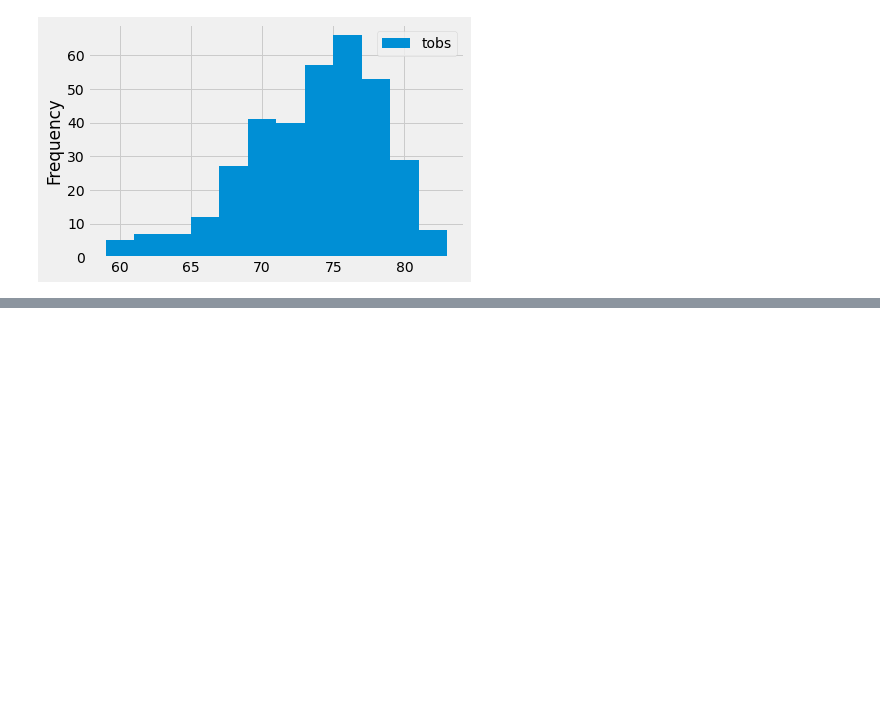
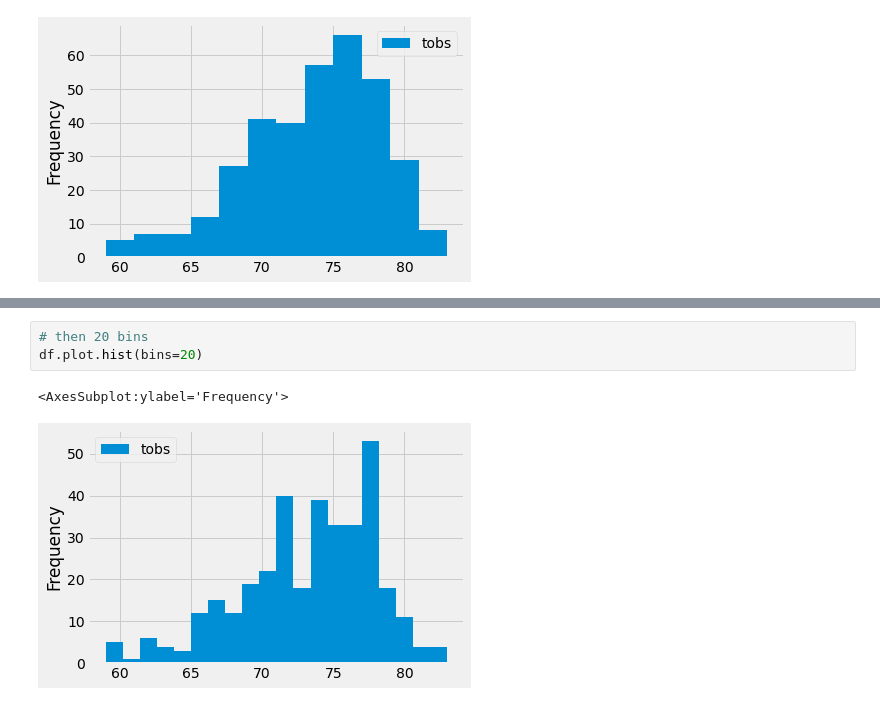
Before and after one commit to ejngotho1/surfs_up, a Jupyter notebook: climate_analysis.ipynb, the cells around one changed output, grey strips where cells are left out. Cells and saved outputs as stored; diff of their text form; blank space fills up the shorter version.

```diff
--- a/climate_analysis.ipynb
+++ b/climate_analysis.ipynb
@@ -298,0 +302,6 @@ AttributeError: 'AxesSubplot' object has no attribute 'tight_layout'
+# %%
+# then 20 bins
+df.plot.hist(bins=20)
+# %% [output]
+<AxesSubplot:ylabel='Frequency'>
+[figure, added]
```
Also changed, not shown: parts of 4 cells of this notebook.
